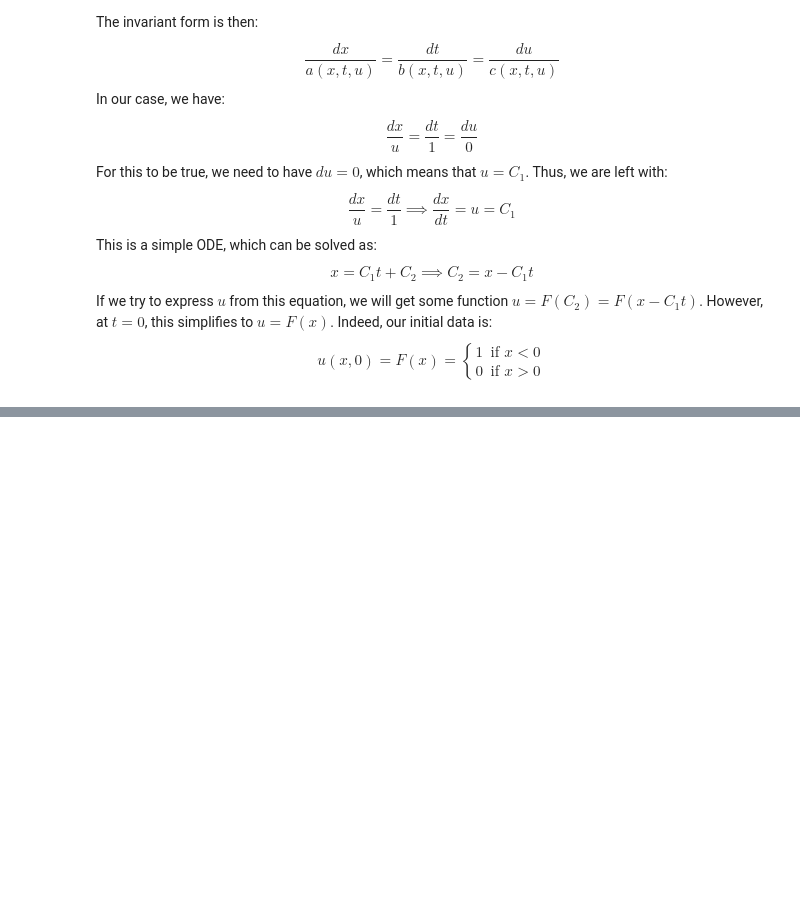
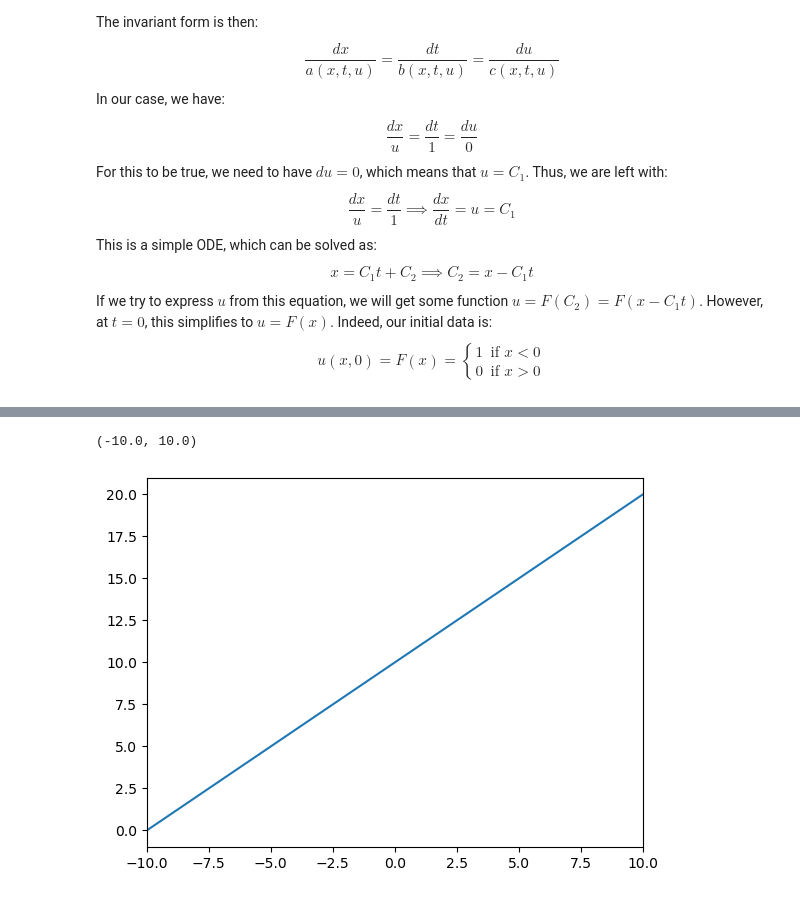
Before and after one commit to askoldvilkha/CompMethods_Astro23, a Jupyter notebook: HW6/hw6_VilkhaPaulBinu.ipynb, the cells around one changed output, grey strips where cells are left out. Drawn from its saved outputs; the diff is of its cells as text; code cells hidden in the pictures; blank space fills up the shorter version.

```diff
--- a/HW6/hw6_VilkhaPaulBinu.ipynb
+++ b/HW6/hw6_VilkhaPaulBinu.ipynb
@@ -60,0 +215,6 @@ $$u(x, t) = \begin{cases} 0 & \text{if } x < \frac{1}{2} t \\ 1 & \text{if } x >
+# %%
+plt.plot(x_array, t_array)
+plt.xlim(-10, 10)
+# %% [output]
+(-10.0, 10.0)
+[figure, added]
```
Also changed, not shown: parts of 30 cells of this notebook.
